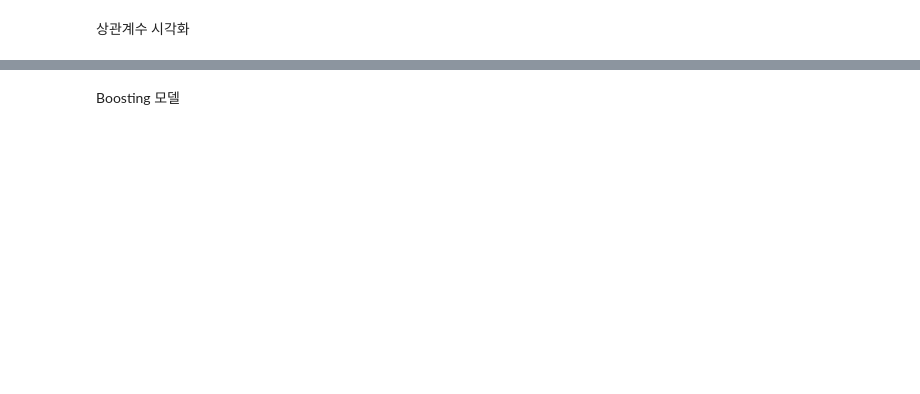
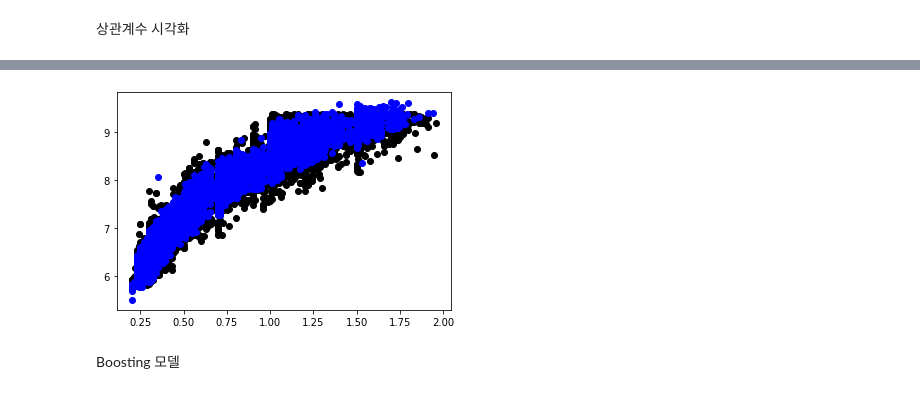
Before and after one commit to IlsuSong/diamond_price_pred, a Jupyter notebook: AI_14_송일수_Section2.ipynb, the cells around one changed output, grey strips where cells are left out. Drawn from its saved outputs; the diff is of its cells as text; code cells hidden in the pictures; blank space fills up the shorter version.

```diff
--- a/AI_14_송일수_Section2.ipynb
+++ b/AI_14_송일수_Section2.ipynb
@@ -293,3 +306,9 @@ r2 :  0.9779588802607218
+# %%
+plt.scatter(X_train.carat, y_train, color='black')
+# plt.scatter(X_val.carat, y_val_pred_linear, color='red', linewidth=1)
+plt.scatter(X_test.carat, y_test_pred_linear, color='blue');
+# %% [output]
+[figure, added]
 # %% [markdown]
 Boosting 모델
 # %%
```
Also changed, not shown: parts of 19 cells of this notebook.
